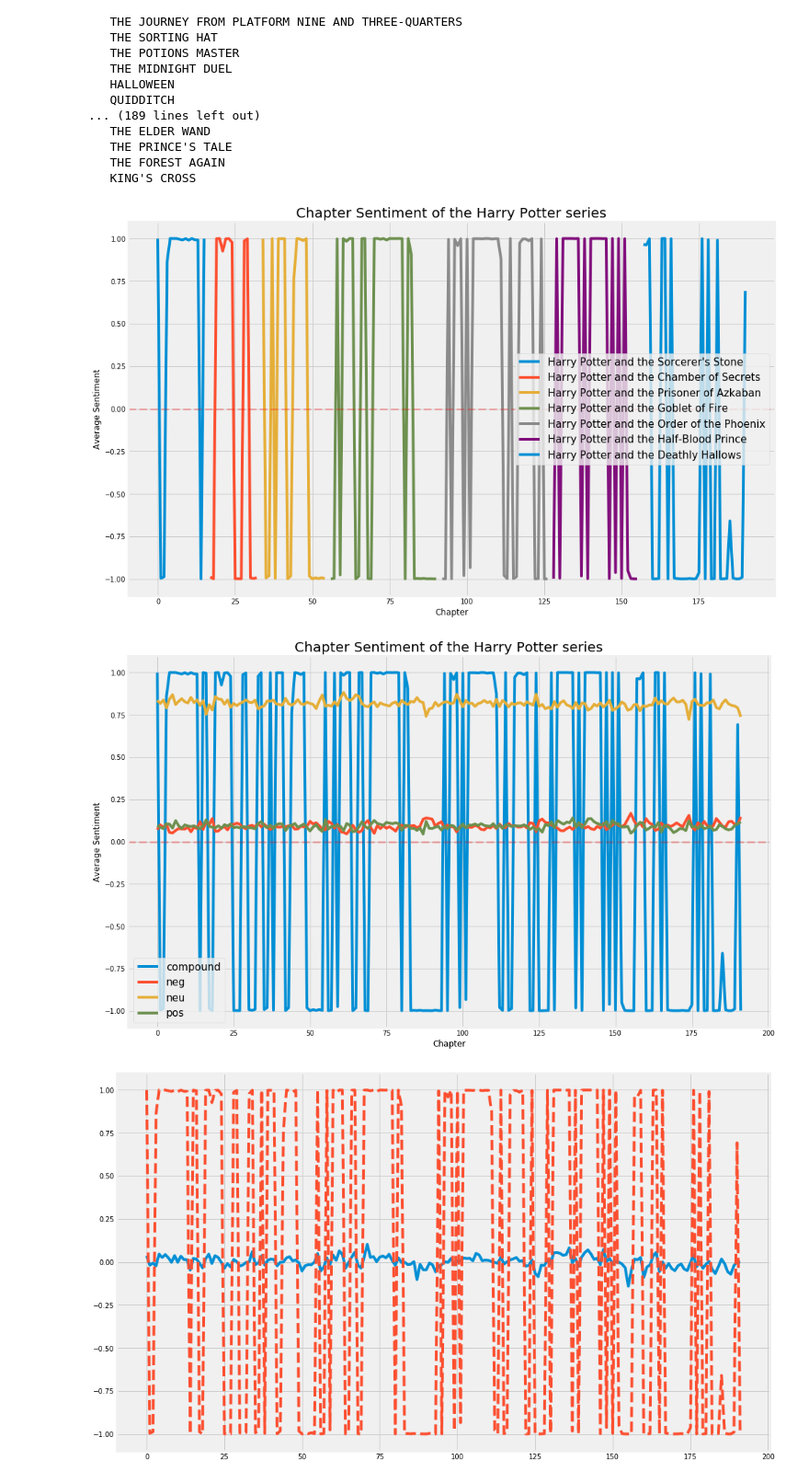
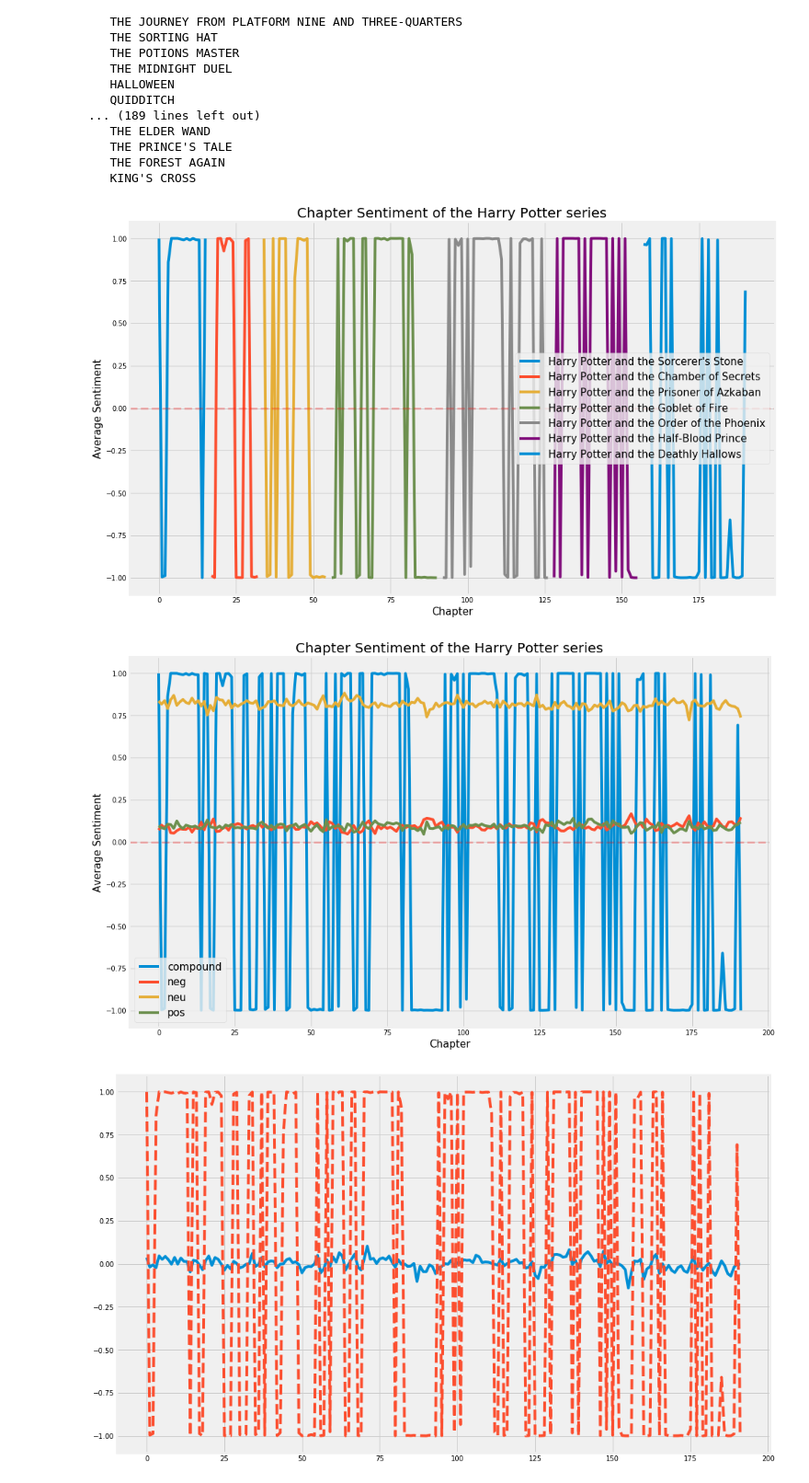
Before and after one commit to raffg/harry_potter_nlp, a Jupyter notebook: sentiment_analysis.ipynb, the cells around one changed output. Shown at 92% size. Cells and saved outputs as stored; diff of their text form; code cells hidden in the pictures.

```diff
--- a/sentiment_analysis.ipynb
+++ b/sentiment_analysis.ipynb
@@ -251,29 +253,29 @@ for book in book_indices:
 plt.axhline(y=0, xmin=0, xmax=length, alpha=.25, color='r', linestyle='--', linewidth=3)
 plt.legend(loc='best', fontsize=15)
 plt.title('Chapter Sentiment of the Harry Potter series', fontsize=20)
-plt.xlabel('Chapter')
-plt.ylabel('Average Sentiment')
+plt.xlabel('Chapter', fontsize=15)
+plt.ylabel('Average Sentiment', fontsize=15)
 plt.show()
 # %% [output]
-[figure, old version]
+[figure, new version]
 # %%
 sentiment_scores2 = [[hp2[book][chapter][2][sentiment] for book in hp2 for chapter in hp2[book]] for sentiment in ['compound', 'neg', 'neu', 'pos']]
 length = sum([len(hp2[book]) for book in hp2])
 x = np.linspace(0, length - 1, num=length)
 
 plt.figure(figsize=(15, 10))
 for i, sentiment in enumerate(sentiment_scores2):
     plt.plot(x,
              sentiment,
              label=['compound', 'neg', 'neu', 'pos'][i])
 plt.axhline(y=0, xmin=0, xmax=length, alpha=.25, color='r', linestyle='--', linewidth=3)
 plt.legend(loc='best', fontsize=15)
 plt.title('Chapter Sentiment of the Harry Potter series', fontsize=20)
-plt.xlabel('Chapter')
-plt.ylabel('Average Sentiment')
+plt.xlabel('Chapter', fontsize=15)
+plt.ylabel('Average Sentiment', fontsize=15)
 plt.show()
 # %% [output]
-[figure, old version]
+[figure, new version]
 # %%
 plt.figure(figsize=(15, 10))
 plt.plot([hp[book][chapter][2]['compound'] for book in hp for chapter in hp[book]])
```
Also changed, not shown: parts of 3 cells of this notebook, 1 other file.
